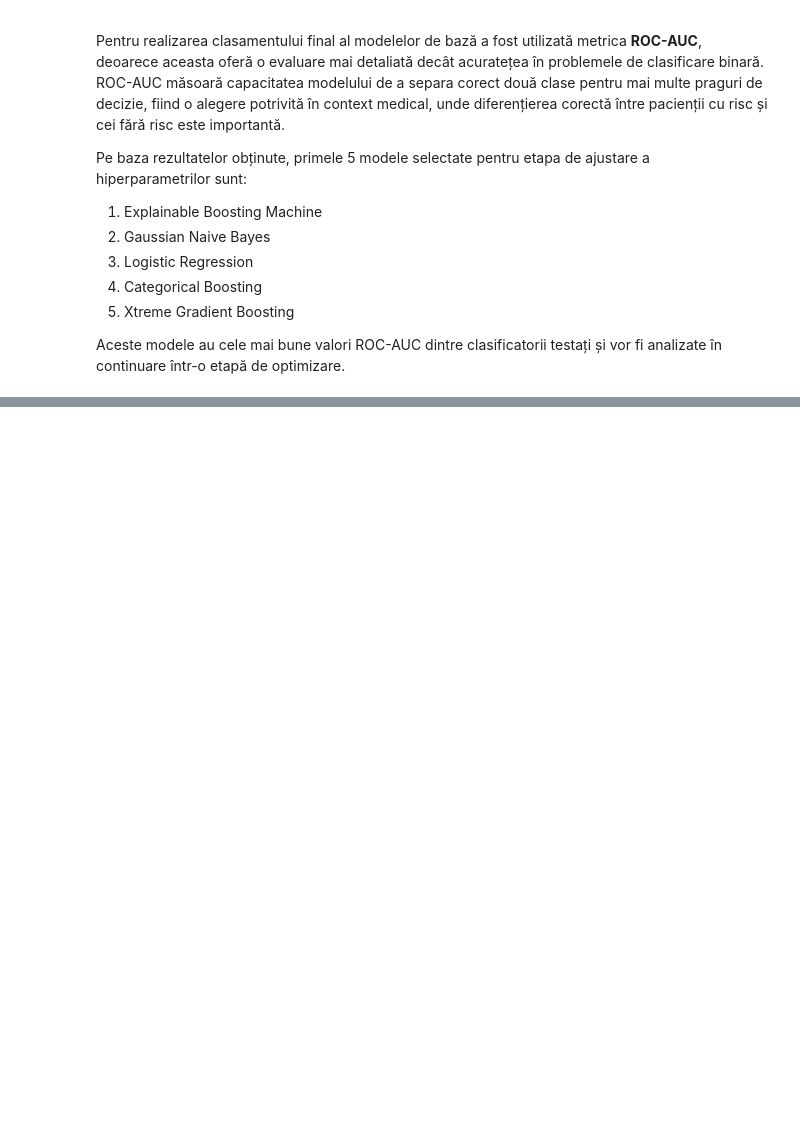
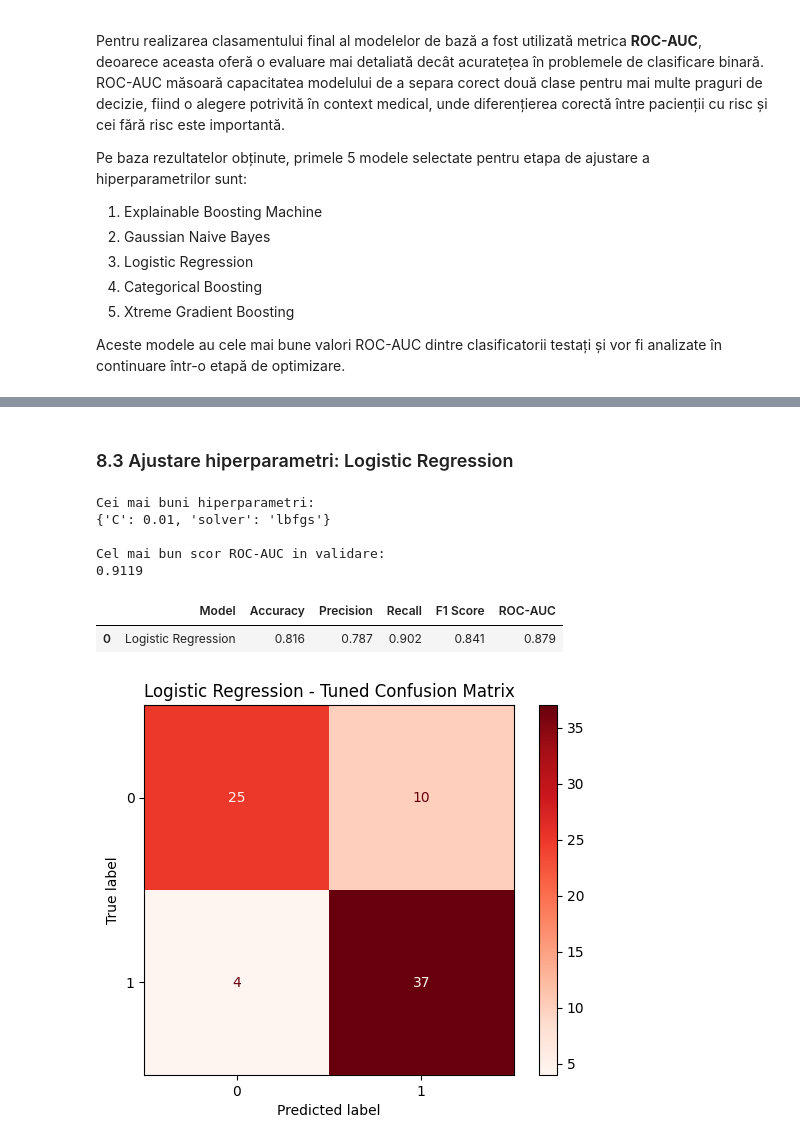
Before and after one commit to Technical-University-of-Cluj-Napoca/proiect-ml-denisa1-2, a Jupyter notebook: notebooks/classification_heart.ipynb, the cells around one changed output, grey strips where cells are left out. Cells and saved outputs as stored; diff of their text form; code cells hidden in the pictures; blank space fills up the shorter version.

```diff
--- a/notebooks/classification_heart.ipynb
+++ b/notebooks/classification_heart.ipynb
@@ -779,0 +931,54 @@ Aceste modele au cele mai bune valori ROC-AUC dintre clasificatorii testați și
+# %% [markdown]
+### 8.3 Ajustare hiperparametri: Logistic Regression
+# %%
+lr_param_grid = {
+    "C": [0.01, 0.1, 1, 10, 100],
+    "solver": ["liblinear", "lbfgs"],
+}
+
+lr_grid = GridSearchCV(
+    estimator=LogisticRegression(max_iter=2000, random_state=42),
+    param_grid=lr_param_grid,
+    scoring="roc_auc",
+    cv=5,
+    n_jobs=-1
+)
+
+lr_grid.fit(X_train_scaled, y_train)
+
+print("Cei mai buni hiperparametri:")
+print(lr_grid.best_params_)
+
+print("\nCel mai bun scor ROC-AUC in validare:")
+print(round(lr_grid.best_score_, 4))
+# %% [output]
+Cei mai buni hiperparametri:
+{'C': 0.01, 'solver': 'lbfgs'}
+
+Cel mai bun scor ROC-AUC in validare:
+0.9119
+# %%
+best_lr = lr_grid.best_estimator_
+
+evaluate_tuned_model(
+    "Logistic Regression",
+    best_lr,
+    X_test_scaled,
+    y_test
+)
+# %% [output]
+|  | Model | Accuracy | Precision | Recall | F1 Score | ROC-AUC |
+| 0 | Logistic Regression | 0.816 | 0.787 | 0.902 | 0.841 | 0.879 |
+# %%
+y_pred_lr_tuned = best_lr.predict(X_test_scaled)
+
+ConfusionMatrixDisplay.from_predictions(
+    y_test,
+    y_pred_lr_tuned,
+    cmap="Reds"
+)
+
+plt.title("Logistic Regression - Tuned Confusion Matrix")
+plt.show()
+# %% [output]
+[figure, added]
```
Also changed, not shown: parts of 77 cells of this notebook, 17 other files.
